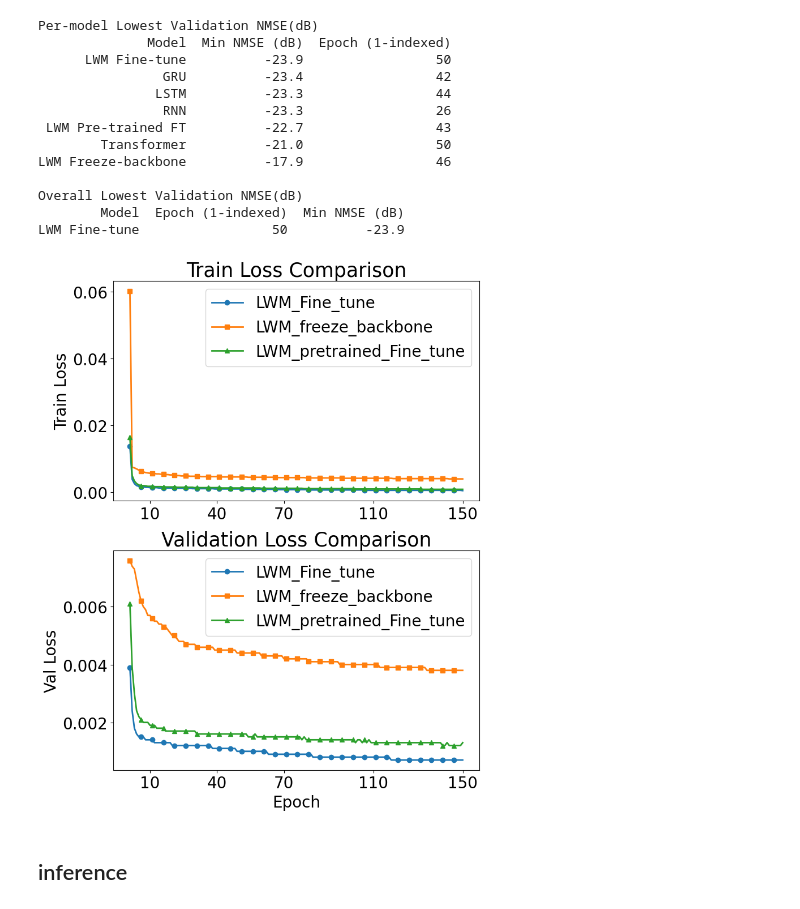
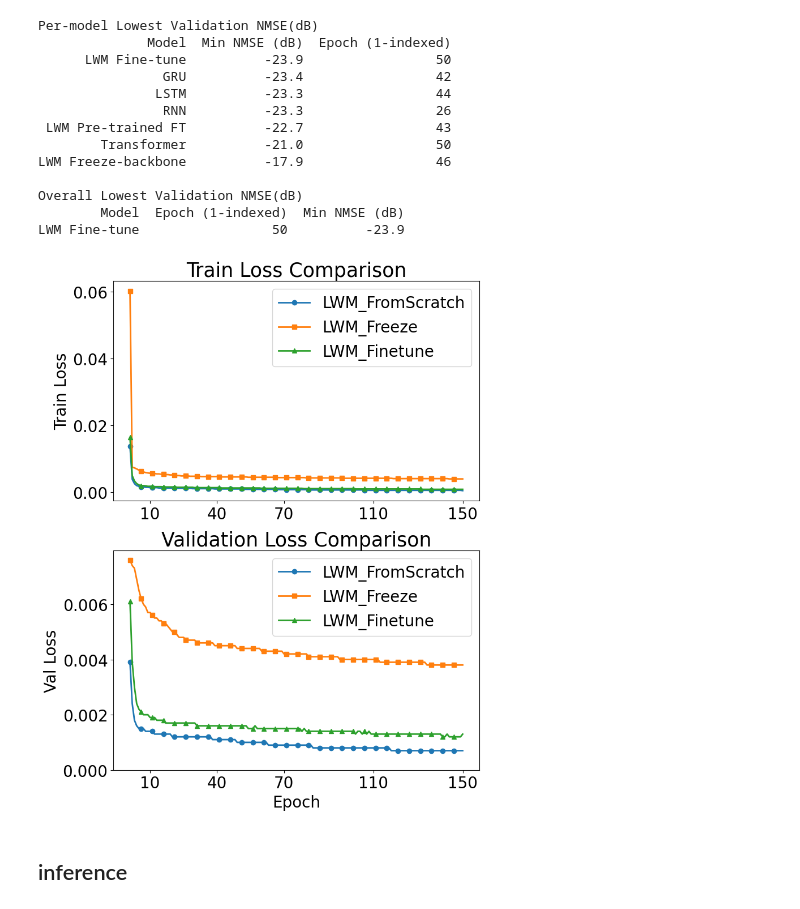
Before and after one commit to yuknow01/LWM, a Jupyter notebook: visualization6_final.ipynb, the cells around one changed output. Drawn from its saved outputs; the diff is of its cells as text; code cells hidden in the pictures.

```diff
--- a/visualization6_final.ipynb
+++ b/visualization6_final.ipynb
@@ -240,7 +240,7 @@ epochs = list(range(1, 51))
 
 # Combined metrics for each model including train_loss
 metrics = {
-    'LWM_Fine_tune': {
+    'LWM_FromScratch': {
         'train_loss': [
             0.0103, 0.0032, 0.0023, 0.0019, 0.0017, 0.0016, 0.0015, 0.0015, 0.0014, 0.0014,
             0.0014, 0.0014, 0.0013, 0.0013, 0.0013, 0.0013, 0.0013, 0.0013, 0.0013, 0.0012,
@@ -270,7 +270,7 @@ metrics = {
             -18.3, -18.2, -18.2, -18.2, -18.2, -18.2, -18.2, -18.2, -18.2, -18.2
         ]
     },
-    'LWM_freeze_backbone': {
+    'LWM_Freeze': {
         'train_loss': [
             0.0584, 0.0076, 0.0074, 0.0072, 0.0069, 0.0065, 0.0062, 0.0059, 0.0057, 0.0056,
             0.0055, 0.0054, 0.0054, 0.0054, 0.0053, 0.0053, 0.0052, 0.0052, 0.0052, 0.0052,
@@ -300,7 +300,7 @@ metrics = {
             -15.9, -16.0, -16.0, -16.0, -16.0, -16.0, -16.0, -16.0, -16.0, -16.0
         ]
     },
-    'LWM_pretrained_Fine_tune': {
+    'LWM_Finetune': {
         'train_loss': [
             0.0149, 0.0052, 0.0036, 0.0031, 0.0027, 0.0023, 0.0021, 0.0020, 0.0020, 0.0019,
             0.0019, 0.0018, 0.0018, 0.0018, 0.0017, 0.0017, 0.0017, 0.0017, 0.0016, 0.0016,
@@ -380,7 +380,7 @@ epochs = list(range(1, 151))
 
 # Combined metrics for each model including train_loss
 metrics = {
-    'LWM_Fine_tune': {
+    'LWM_FromScrach': {
         'train_loss': [
             0.0144, 0.0043, 0.0027, 0.0021, 0.0018, 0.0017, 0.0016, 0.0015, 0.0015, 0.0014,
             0.0014, 0.0014, 0.0014, 0.0013, 0.0013, 0.0013, 0.0013, 0.0013, 0.0012, 0.0012,
@@ -417,7 +417,7 @@ metrics = {
          ],
 
     },
-    'LWM_freeze_backbone': {
+    'LWM_Freeze': {
         'train_loss': [
             0.0566, 0.0075, 0.0073, 0.0072, 0.0071, 0.0068, 0.0064, 0.0062, 0.0060, 0.0059,
             0.0058, 0.0057, 0.0056, 0.0056, 0.0055, 0.0055, 0.0054, 0.0054, 0.0054, 0.0053,
@@ -454,7 +454,7 @@ metrics = {
         ],
 
     },
-    'LWM_pretrained_Fine_tune': {
+    'LWM_Finetune': {
         'train_loss': [
             0.0177, 0.0052, 0.0040, 0.0033, 0.0027, 0.0023, 0.0022, 0.0021, 0.0020, 0.0020,
             0.0019, 0.0019, 0.0018, 0.0018, 0.0018, 0.0018, 0.0017, 0.0017, 0.0017, 0.0017,
@@ -1001,7 +1001,7 @@ epochs = list(range(1, 151))
 
 # Combined metrics for each model including train_loss
 metrics = {
-    'LWM_Fine_tune': {
+    'LWM_FromScarch': {
         'train_loss': [
             0.0137, 0.0044, 0.0026, 0.0020, 0.0018, 0.0017, 0.0016, 0.0015, 0.0015, 0.0015,
             0.0014, 0.0014, 0.0014, 0.0014, 0.0013, 0.0013, 0.0013, 0.0013, 0.0013, 0.0013,
@@ -1039,7 +1039,7 @@ metrics = {
          ],
 
     },
-    'LWM_freeze_backbone': {
+    'LWM_Freeze': {
         'train_loss': [
             0.0589, 0.0080, 0.0079, 0.0078, 0.0077, 0.0074, 0.0070, 0.0067, 0.0065, 0.0063,
             0.0062, 0.0061, 0.0061, 0.0060, 0.0059, 0.0059, 0.0059, 0.0058, 0.0058, 0.0058,
@@ -1077,7 +1077,7 @@ metrics = {
         ],
 
     },
-    'LWM_pretrained_Fine_tune': {
+    'LWM_Finetune': {
         'train_loss': [
             0.0185, 0.0052, 0.0040, 0.0031, 0.0026, 0.0023, 0.0022, 0.0021, 0.0020, 0.0020,
             0.0019, 0.0019, 0.0019, 0.0019, 0.0018, 0.0018, 0.0018, 0.0018, 0.0018, 0.0017,
@@ -1496,7 +1496,7 @@ epochs = list(range(1, 151))
 
 # Combined metrics for each model including train_loss
 metrics = {
-    'LWM_Fine_tune': {
+    'LWM_FromScratch': {
         'train_loss': [
             0.0137, 0.0039, 0.0026, 0.0020, 0.0018, 0.0016, 0.0016, 0.0015, 0.0015, 0.0014,
             0.0014, 0.0014, 0.0014, 0.0013, 0.0013, 0.0013, 0.0013, 0.0013, 0.0013, 0.0012,
@@ -1534,7 +1534,7 @@ metrics = {
          ],
 
     },
-    'LWM_freeze_backbone': {
+    'LWM_Freeze': {
         'train_loss': [
             0.0601, 0.0075, 0.0073, 0.0070, 0.0066, 0.0063, 0.0061, 0.0059, 0.0058, 0.0057,
             0.0056, 0.0056, 0.0055, 0.0055, 0.0054, 0.0054, 0.0053, 0.0053, 0.0052, 0.0052,
@@ -1573,7 +1573,7 @@ metrics = {
         ],
 
     },
-    'LWM_pretrained_Fine_tune': {
+    'LWM_Finetune': {
         'train_loss': [
             0.0164, 0.0050, 0.0034, 0.0026, 0.0022, 0.0020, 0.0020, 0.0019, 0.0018, 0.0018,
             0.0018, 0.0017, 0.0017, 0.0017, 0.0017, 0.0016, 0.0016, 0.0016, 0.0016, 0.0016,
@@ -1628,34 +1628,35 @@ legend_fontsize = 20
 fig, axes = plt.subplots(2, 1, figsize=(8, 10), sharex=True)
 
 # Train Loss
 axes[0].set_title('Train Loss Comparison', fontsize=title_fontsize)
 for (name, m), marker in zip(metrics.items(), markers):
     axes[0].plot(epochs, m['train_loss'], label=name, lw=2, marker=marker, markevery=5)
 axes[0].set_ylabel('Train Loss', fontsize=label_fontsize)
 axes[0].legend(fontsize=legend_fontsize)
 axes[0].tick_params(axis='both', labelsize=label_fontsize)
 
 # Validation Loss
 axes[1].set_title('Validation Loss Comparison', fontsize=title_fontsize)
 for (name, m), marker in zip(metrics.items(), markers):
     axes[1].plot(epochs, m['val_loss'], label=name, lw=2, marker=marker, markevery=5)
 axes[1].set_ylabel('Val Loss', fontsize=label_fontsize)
 axes[1].legend(fontsize=legend_fontsize)
 axes[1].tick_params(axis='both', labelsize=label_fontsize)
 
+axes[1].set_ylim(bottom=0.0)
 
 # X-axis settings for all subplots
 for ax in axes:
     ax.set_xticks([10, 40, 70, 110, 150])
     ax.tick_params(axis='x', which='both', labelbottom=True)
 
 # Only bottom subplot has the x-axis label
 axes[-1].set_xlabel('Epoch', fontsize=label_fontsize)
 
 plt.tight_layout()
 plt.show()
 # %% [output]
-[figure, old version]
+[figure, new version]
 # %% [markdown]
 ## inference
 # %%
```
Also changed, not shown: parts of 3 cells of this notebook.
